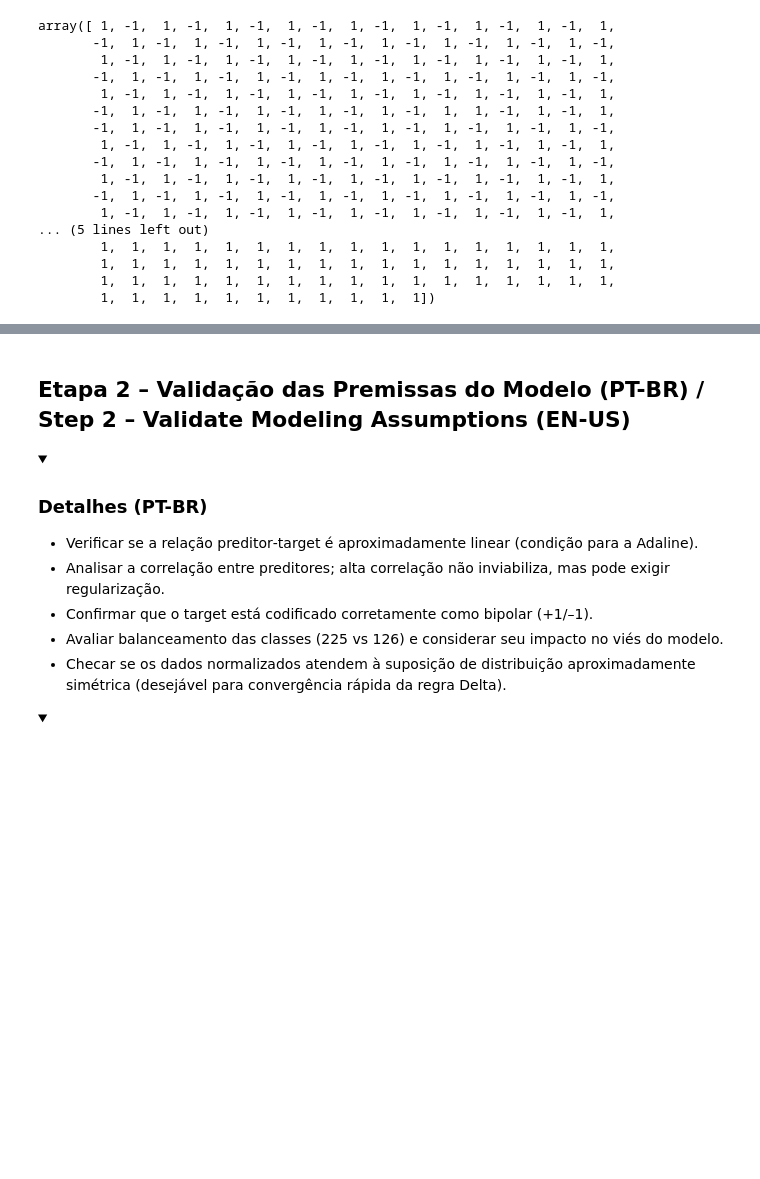
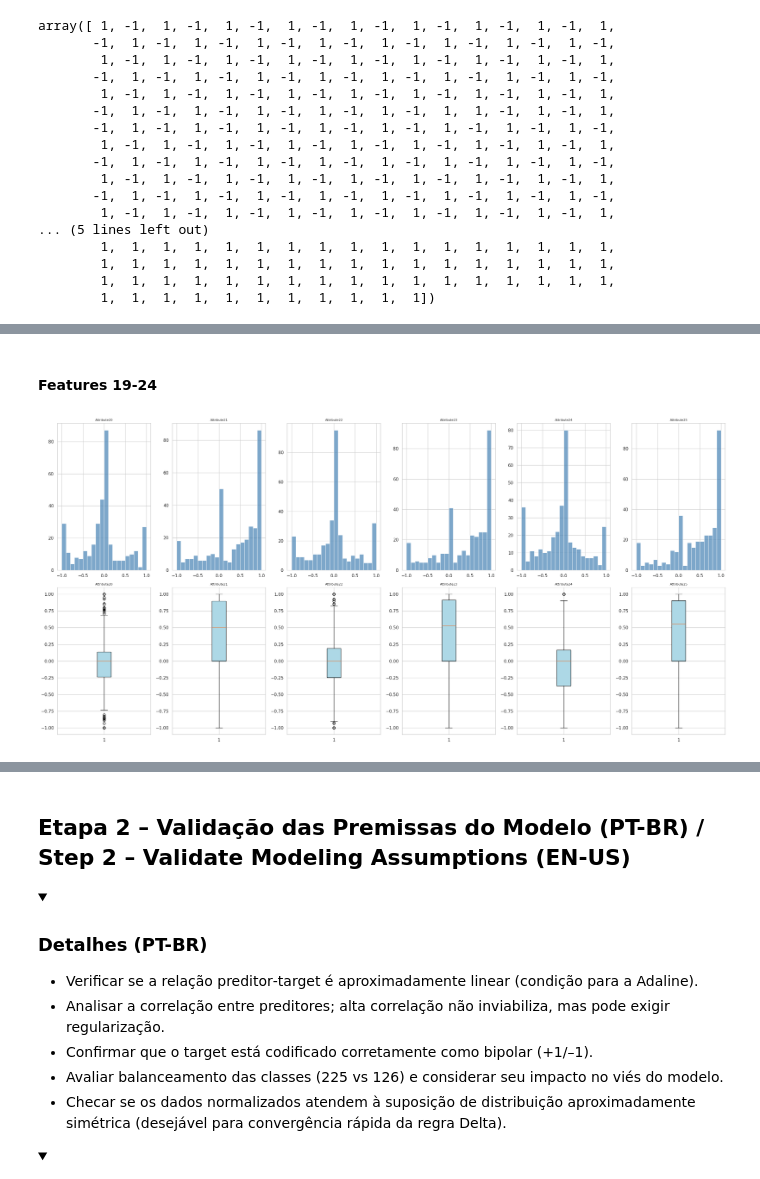
Before and after one commit to Joaof14/Intelligent-Systems, a Jupyter notebook: AdalineNeuralNetwork/ionosphere-detection-adaline-neural-network.ipynb, the cells around one changed output, grey strips where cells are left out. Cells and saved outputs as stored; diff of their text form; code cells hidden in the pictures; folded sections open; blank space fills up the shorter version.

```diff
--- a/AdalineNeuralNetwork/ionosphere-detection-adaline-neural-network.ipynb
+++ b/AdalineNeuralNetwork/ionosphere-detection-adaline-neural-network.ipynb
@@ -237,0 +300,6 @@ assert X.isnull().sum().sum() == 0, "Existem missings – tratar antes de prosse
+# %% [markdown]
+#### Features 19-24
+# %%
+plotUnivariate(18,24)
+# %% [output]
+[figure, added]
```
Also changed, not shown: parts of 36 cells of this notebook.
